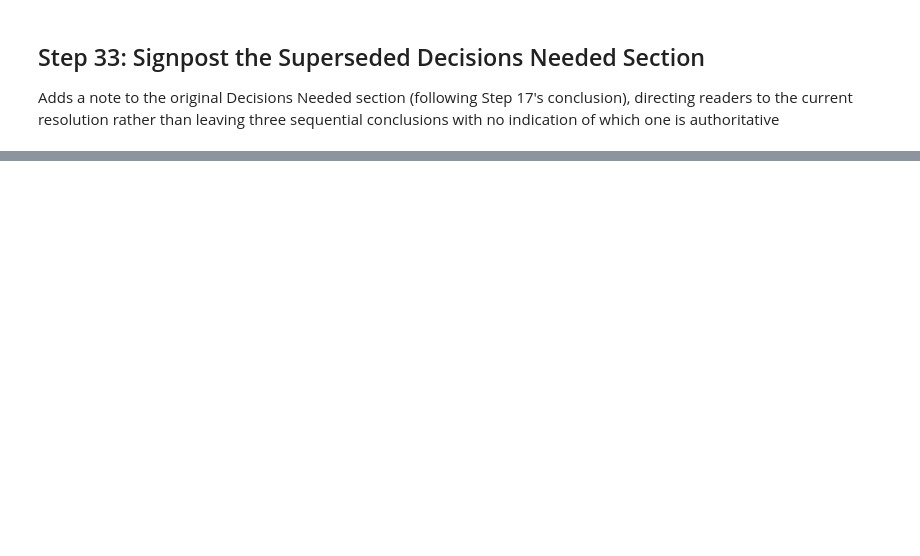
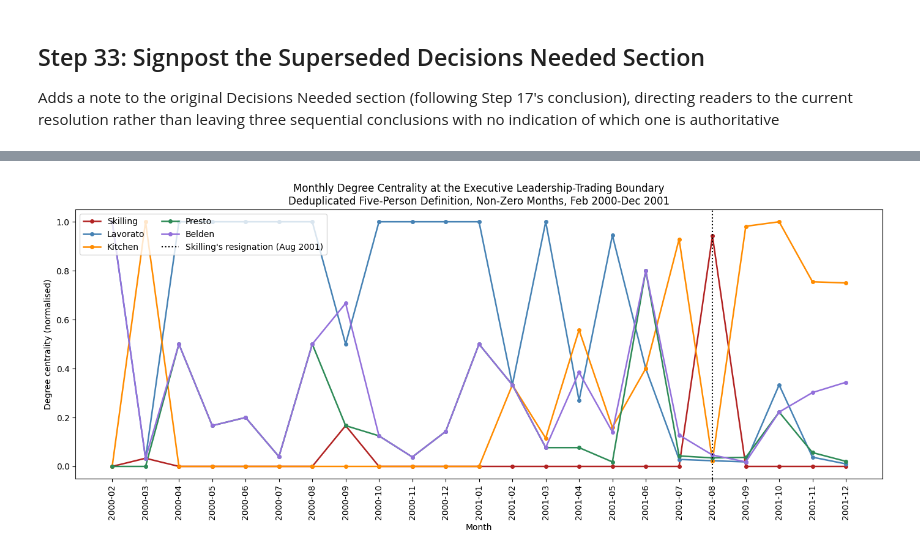
Before and after one commit to AnthonyMokSG/qm640-capstone-enron, a Jupyter notebook: 01_extraction/qm640_extraction.ipynb, the cells around one changed output, grey strips where cells are left out. Drawn from its saved outputs; the diff is of its cells as text; code cells hidden in the pictures; blank space fills up the shorter version.

```diff
--- a/01_extraction/qm640_extraction.ipynb
+++ b/01_extraction/qm640_extraction.ipynb
@@ -1657,0 +1796,51 @@ drwxr-xr-x 8 root root 4096 Jul 23 09:21 ..
+# %%
+##  Step 38 (complete): generate the missing chart, fix .gitignore, restore
+##  README from the verified GitHub copy, then commit and push Stage 1 outputs.
+##  Built from the Step 38 diagnostic: CSV present but gitignored, PNG never
+##  generated (Step 37 not run), README locally drifted from the verified
+##  GitHub version
+
+##  1. Rebuild the pivot if needed and generate the Step 37 chart, which the
+##    diagnostic showed was never run (no PNG anywhere on disk)
+try:
+    centrality_pivot
+except NameError:
+    centrality_pivot = centrality_df.pivot(index = 'year_month', columns = 'person',
+                                           values = 'degree_centrality')
+
+fig, ax = plt.subplots(figsize=(14, 6))
+colours = {'Lavorato': 'steelblue', 'Kitchen': 'darkorange',
+           'Skilling': 'firebrick', 'Presto': 'seagreen', 'Belden': 'mediumpurple'}
+for person in ['Skilling', 'Lavorato', 'Kitchen', 'Presto', 'Belden']:
+    series = centrality_pivot[person]
+    ax.plot(series.index, series.values, marker = 'o', markersize = 4,
+            linewidth = 1.8, color = colours[person], label = person)
+resignation_idx = list(centrality_pivot.index).index('2001-08')
+ax.axvline(x=resignation_idx, color = 'black', linestyle = ':', linewidth = 1.5,
+           label = "Skilling's resignation (Aug 2001)")
+ax.set_xlabel('Month')
+ax.set_ylabel('Degree centrality (normalised)')
+
+ax.set_title('Monthly Degree Centrality at the Executive Leadership-Trading Boundary\n'
+             'Deduplicated Five-Person Definition, Non-Zero Months, Feb 2000-Dec 2001')
+
+ax.legend(loc = 'upper left', ncol=2)
+plt.xticks(rotation = 90)
+plt.tight_layout()
+plt.savefig('03_network_analysis/monthly_degree_centrality.png', dpi = 200)
+plt.show()
+
+##  2.  Carve the 03_network_analysis CSV out of the global *.csv ignore rule,
+##    the same silent-swallow that caught data_cleaning_log.csv in July
+with open('.gitignore', 'r') as f:
+    g = f.read()
+if '!03_network_analysis/*.csv' not in g:
+    g = g.replace('!02_aggregation/data_cleaning_log.csv',
+                  '!02_aggregation/data_cleaning_log.csv\n!03_network_analysis/*.csv')
+    with open('.gitignore', 'w') as f:
+        f.write(g)
+
+## 3. Replace the locally drifted README with the verified GitHub copy:
+##    discard the local edit, then pull origin's
+# %% [output]
+[figure, added]
```
Also changed, not shown: parts of 46 cells of this notebook.
